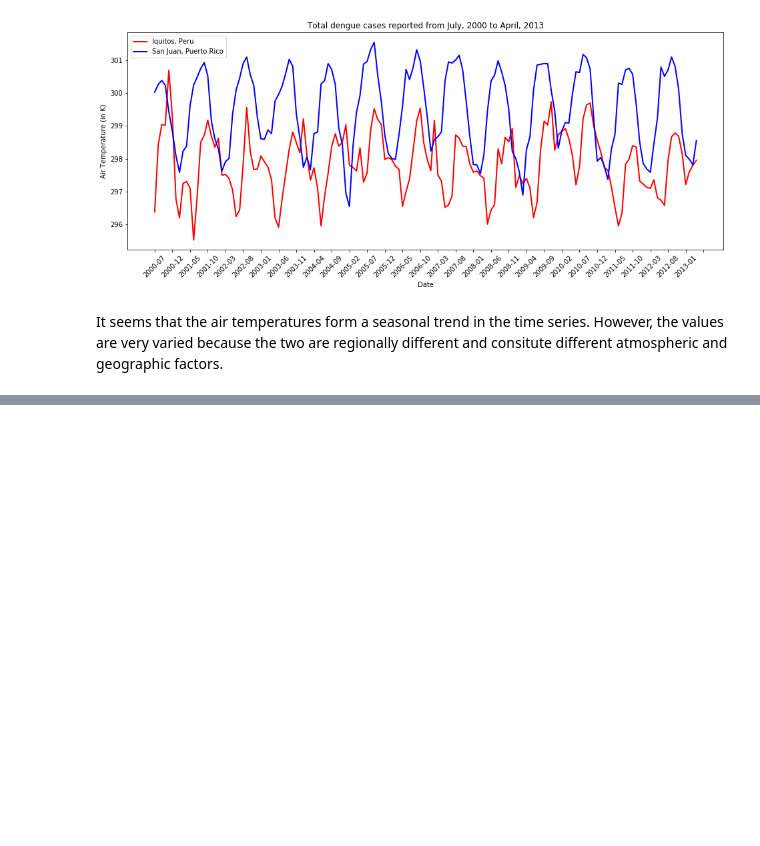
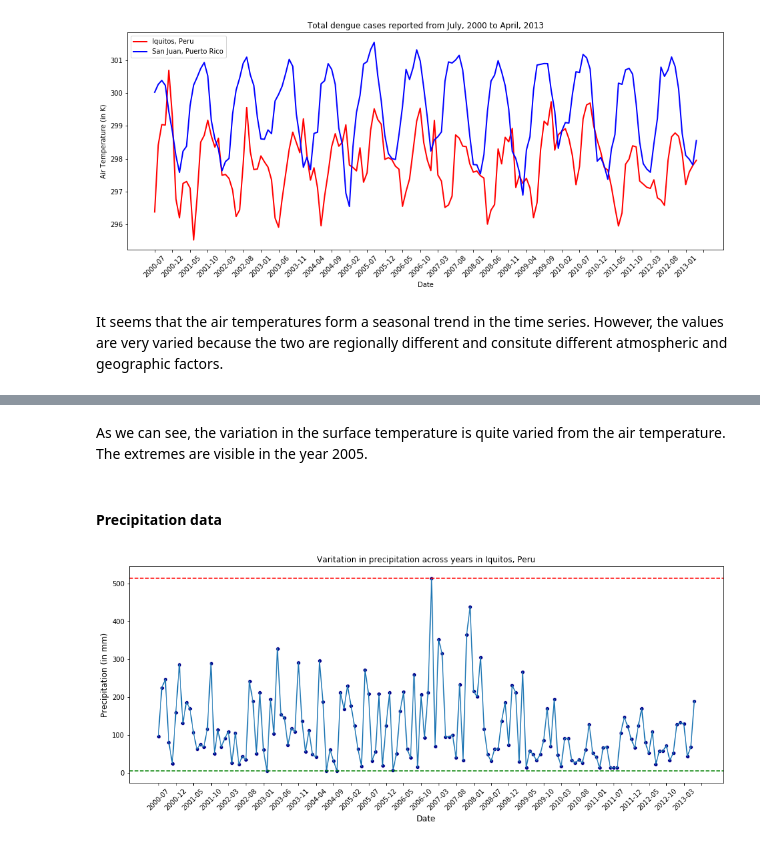
Before and after one commit to ITWSXInformatics/DengueSpreadInformationSystemDSIS, a Jupyter notebook: Data Analysis.ipynb, the cells around one changed output, grey strips where cells are left out. Cells and saved outputs as stored; diff of their text form; code cells hidden in the pictures; blank space fills up the shorter version.

```diff
--- a/Data Analysis.ipynb
+++ b/Data Analysis.ipynb
@@ -197,0 +264,18 @@ It seems that the air temperatures form a seasonal trend in the time series. How
+# %% [markdown]
+As we can see, the variation in the surface temperature is quite varied from the air temperature. The extremes are visible in the year 2005.
+# %% [markdown]
+#### Precipitation data
+# %%
+plt.figure(figsize = (16, 6))
+
+plot = sns.lineplot('date', 'PRCP', data = dataset, markers=True)
+sns.scatterplot(dataset['date'], dataset['PRCP'], color = 'darkblue')
+plot.axhline(dataset['PRCP'].min(), c ='green', linestyle = '--')
+plot.axhline(dataset['PRCP'].max(), c ='red', linestyle = '--')
+plot.set_xlabel("Date",fontsize = 12)
+plot.set_ylabel("Precipitation (in mm)",fontsize = 12)
+plot.set_title("Varitation in precipitation across years in Iquitos, Peru")
+plt.xticks(np.arange(0, 160, 5), rotation = 45)
+plot.get_figure().savefig("plots/iquitos_precipitation.png")
+# %% [output]
+[figure, added]
```
Also changed, not shown: parts of 15 cells of this notebook.
